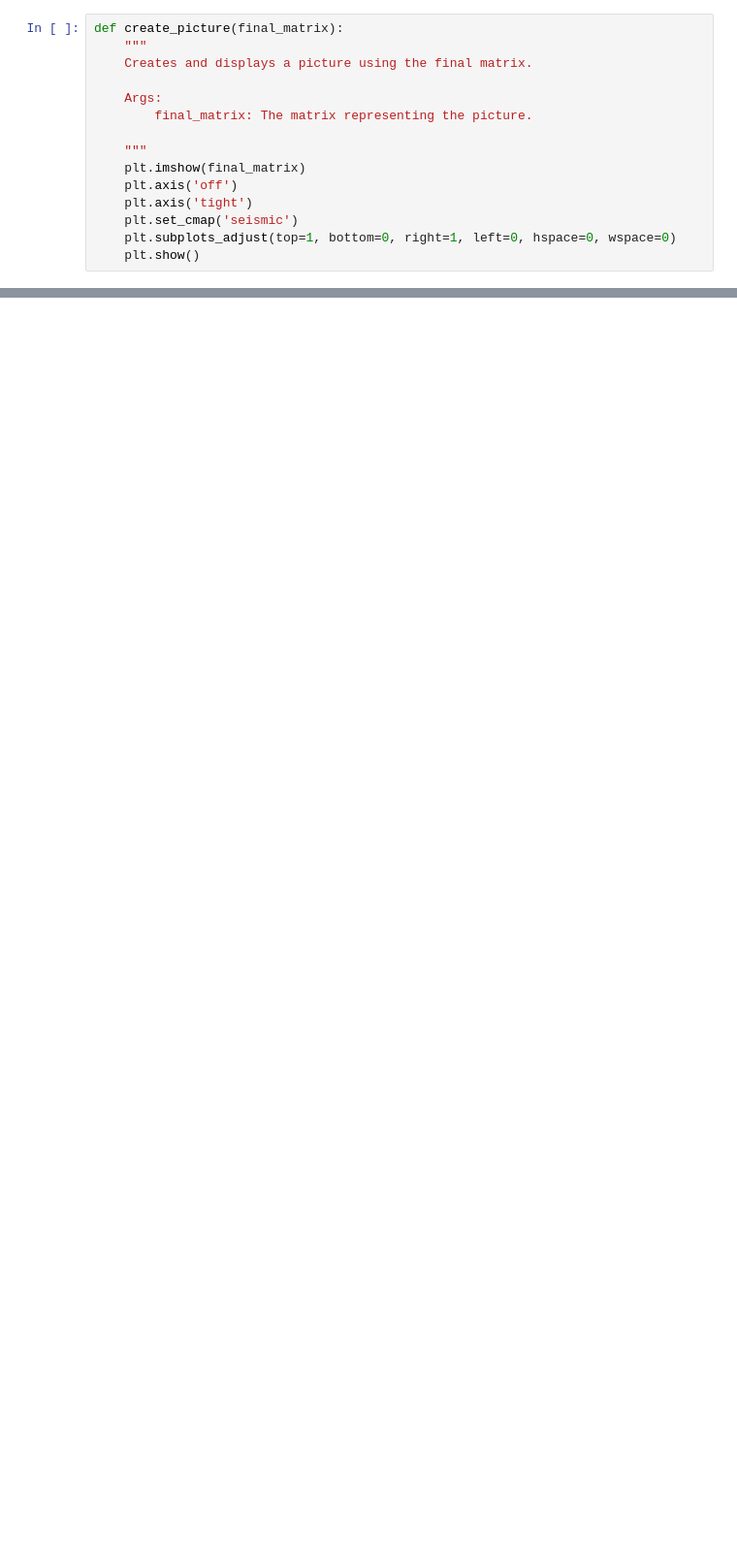
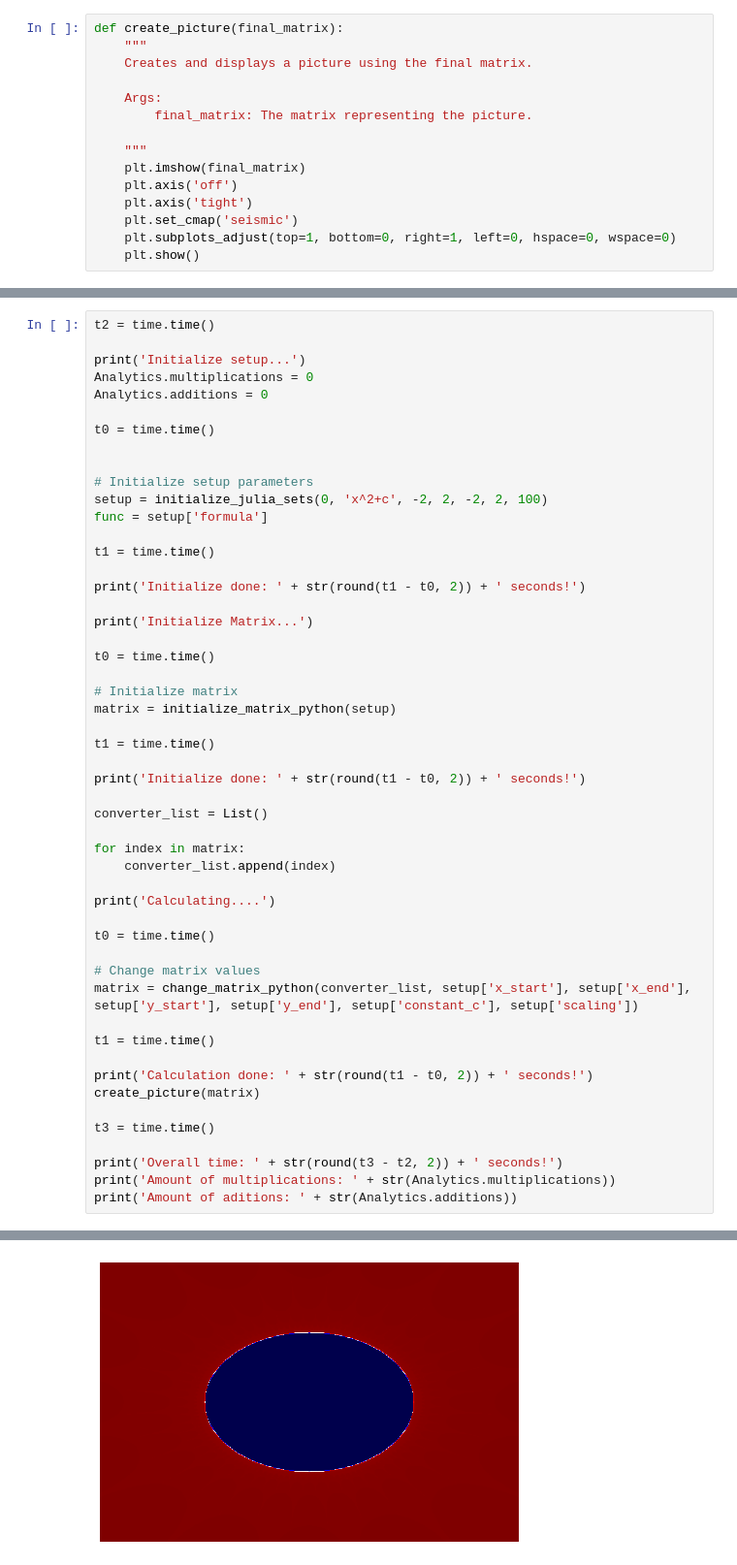
Before and after one commit to simgae/HM-Angewandte-Mathematik, a Jupyter notebook: Lecture_6/JuliaMengenPythonKernel.ipynb, the cells around one changed output, grey strips where cells are left out. Shown: that part at 97% size. Saved outputs shown, nothing was run; the diff lists cells and outputs as text; blank space fills up the shorter version.

```diff
--- a/Lecture_6/JuliaMengenPythonKernel.ipynb
+++ b/Lecture_6/JuliaMengenPythonKernel.ipynb
@@ -192,0 +292,52 @@ Overall time: 0.07 seconds!
+# %%
+t2 = time.time()
+
+print('Initialize setup...')
+Analytics.multiplications = 0
+Analytics.additions = 0
+
+t0 = time.time()
+
+
+# Initialize setup parameters
+setup = initialize_julia_sets(0, 'x^2+c', -2, 2, -2, 2, 100)
+func = setup['formula']
+
+t1 = time.time()
+
+print('Initialize done: ' + str(round(t1 - t0, 2)) + ' seconds!')
+
+print('Initialize Matrix...')
+
+t0 = time.time()
+
+# Initialize matrix
+matrix = initialize_matrix_python(setup)
+
+t1 = time.time()
+
+print('Initialize done: ' + str(round(t1 - t0, 2)) + ' seconds!')
+
+converter_list = List()
+
+for index in matrix:
+    converter_list.append(index)
+
+print('Calculating....')
+
+t0 = time.time()
+
+# Change matrix values
+matrix = change_matrix_python(converter_list, setup['x_start'], setup['x_end'], setup['y_start'], setup['y_end'], setup['constant_c'], setup['scaling'])
+
+t1 = time.time()
+
+print('Calculation done: ' + str(round(t1 - t0, 2)) + ' seconds!')
+create_picture(matrix)
+
+t3 = time.time()
+
+print('Overall time: ' + str(round(t3 - t2, 2)) + ' seconds!')
+print('Amount of multiplications: ' + str(Analytics.multiplications))
+print('Amount of aditions: ' + str(Analytics.additions))
+# %% [output]
@@ -192,0 +370 @@ Overall time: 0.07 seconds!
+[figure, added]
```
Also changed, not shown: parts of 16 cells of this notebook, 7 other files.
